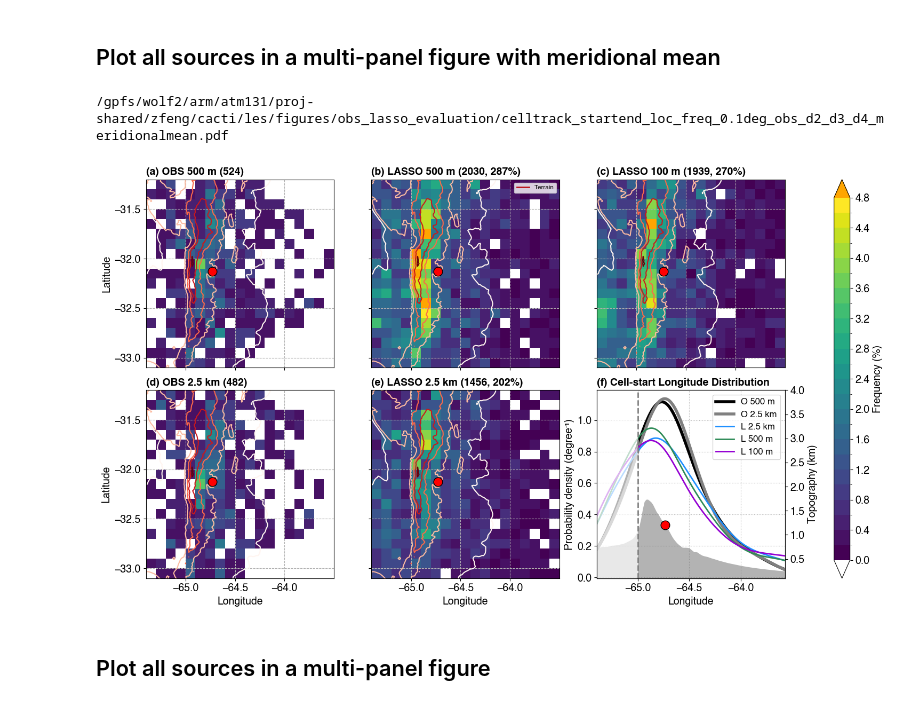
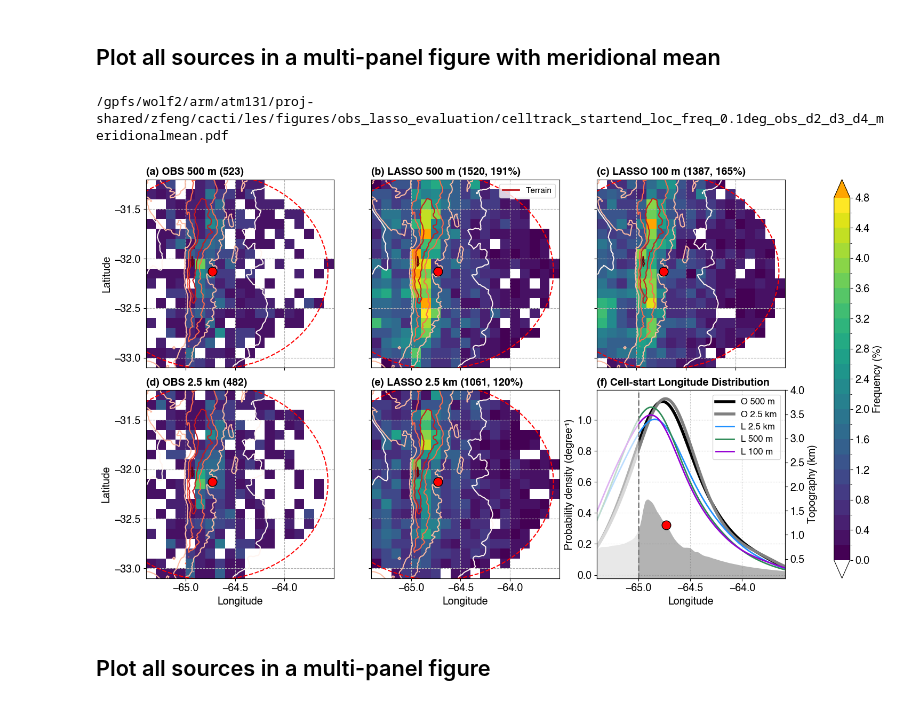
Before and after one commit to ICLASS-SFA/lasso_cellgrowth, a Jupyter notebook: notebooks/plot_celltrack_counts_map_obs_lasso.ipynb, the cells around one changed output. Saved outputs shown, nothing was run; the diff lists cells and outputs as text; code cells hidden in the pictures.

```diff
--- a/notebooks/plot_celltrack_counts_map_obs_lasso.ipynb
+++ b/notebooks/plot_celltrack_counts_map_obs_lasso.ipynb
@@ -606,6 +662,9 @@ Number of tracks (D2): 3087
 # %%
 # Read data (LASSO D3)
 ds_d3 = read_subset_combine(statsfiles_d3, lon_range, lat_range, lasso=True)
+# Preserve zero-count dates/members in the count statistics.
+group_index_d3 = get_track_group_index(ds_d3)
+ds_d3 = filter_tracks_by_radar_range(ds_d3, radar_lon, radar_lat, radar_range_km)
 ntracks_d3 = ds_d3.sizes['tracks']
 print(f'Number of tracks (D3): {ntracks_d3}')
 # %% [output]
@@ -630,6 +689,9 @@ Number of tracks (D3): 4272
 # %%
 # Read data (LASSO D4)
 ds_d4 = read_subset_combine(statsfiles_d4, lon_range, lat_range, lasso=True)
+# Preserve zero-count dates/members in the count statistics.
+group_index_d4 = get_track_group_index(ds_d4)
+ds_d4 = filter_tracks_by_radar_range(ds_d4, radar_lon, radar_lat, radar_range_km)
 ntracks_d4 = ds_d4.sizes['tracks']
 print(f'Number of tracks (D4): {ntracks_d4}')
 # %% [output]
@@ -1412,7 +1424,9 @@ def plot_multipanel_heatmaps_meridionalmean(nrow, ncol, dataarr, lonarr, latarr,
                              show_legend_list=None, eSDC=None, oob_colors=None,
                              figsize=[15.5, 10], fontsize=12,
                              hspace=0.05, wspace=0.25, hspace_sub=0.05, wspace_sub=0.3,
-                             *, meridional_lon, meridional_densities, terrain_profile, radar_altitude, terrain_ylim=None):
+                             *, meridional_lon, meridional_densities, terrain_profile, radar_altitude, terrain_ylim=None,
+                             show_range_circle=False, range_circle_radius_km=None,
+                             range_circle_linewidth=1.5, range_circle_color='black'):
     """
     Plot five heatmaps and meridional mean CI density in a 2-by-3 grid.
     Supply maps in row order: OBS 500 m, LASSO 500 m, LASSO 100 m,
@@ -1480,6 +1494,14 @@ def plot_multipanel_heatmaps_meridionalmean(nrow, ncol, dataarr, lonarr, latarr,
             Radar marker altitude in meters, taken from the chosen terrain profile
         terrain_ylim: tuple
             Y-axis limits for the terrain profile plot
+        show_range_circle: bool
+            Draw a dashed radar range outline on each map (default False)
+        range_circle_radius_km: float or None
+            Circle radius in km; None uses the shared radar_range_km filter setting
+        range_circle_linewidth: float
+            Range outline width in points (default 1.5)
+        range_circle_color: matplotlib color
+            Range outline color (default black)
 
     Returns:
         fig: matplotlib.figure.Figure
@@ -1512,6 +1534,23 @@ def plot_multipanel_heatmaps_meridionalmean(nrow, ncol, dataarr, lonarr, latarr,
     if oob_colors is not None:
         cmap.set_over(oob_colors['over'])
         cmap.set_under(oob_colors['under'])
+
+    # Use spherical destination coordinates, not a circle in latitude/longitude degrees.
+    if show_range_circle:
+        radius_km = radar_range_km if range_circle_radius_km is None else range_circle_radius_km
+        if not np.isfinite(radius_km) or radius_km < 0:
+            raise ValueError('range_circle_radius_km must be a finite nonnegative distance.')
+        bearings = np.linspace(0, 2 * np.pi, 361)
+        angular_distance = radius_km / EARTH_RADIUS_KM
+        center_lon, center_lat = np.deg2rad([radar_lon, radar_lat])
+        circle_lat = np.arcsin(np.clip(
+            np.sin(center_lat) * np.cos(angular_distance) +
+            np.cos(center_lat) * np.sin(angular_distance) * np.cos(bearings), -1, 1))
+        circle_lon = center_lon + np.arctan2(
+            np.sin(bearings) * np.sin(angular_distance) * np.cos(center_lat),
+            np.cos(angular_distance) - np.sin(center_lat) * np.sin(circle_lat))
+        circle_lon = (np.rad2deg(circle_lon) + 180) % 360 - 180
+        circle_lat = np.rad2deg(circle_lat)
 
     # Plot each panel
     plot_idx = 0
@@ -1582,6 +1621,10 @@ def plot_multipanel_heatmaps_meridionalmean(nrow, ncol, dataarr, lonarr, latarr,
             # Plot topography contours
             ax.contour(topoLon, topoLat, topoZ, levels=topo_levs, cmap=cmap_topo, linewidths=1.5)
 
+            # Draw the range outline before the radar marker so the marker stays visible.
+            if show_range_circle:
+                ax.plot(circle_lon, circle_lat, ls='--', lw=range_circle_linewidth,
+                        color=range_circle_color, label='_nolegend_')
             # Plot radar location
             ax.plot(radar_lon, radar_lat, **marker_style)
 
@@ -1644,7 +1687,7 @@ def plot_multipanel_heatmaps_meridionalmean(nrow, ncol, dataarr, lonarr, latarr,
 
             if show_legend:
                 custom_lines = [mpl.lines.Line2D([0], [0], color=mpl.colormaps.get_cmap(cmap_topo)(0.8), lw=2)]
-                ax.legend(custom_lines, ['Terrain'], loc='upper right', fontsize=fontsize*0.6)
+                ax.legend(custom_lines, ['Terrain'], loc='upper right', fontsize=fontsize*0.8)
 
             plot_idx += 1
 
@@ -1741,34 +1784,38 @@ fig_meridionalmean = plot_multipanel_heatmaps_meridionalmean(
     topoLat=topoLat,
     levels=np.arange(0, 4.81, 0.2),
     cmaps='viridis',
     cmap_topo='Reds',
     cblabels='Frequency (%)',
     cbticks=np.arange(0, 4.81, 0.4),
     titles=titles_multi_meridionalmean,
     figname=figname_meridionalmean,
     xlabel_list=xlabel_multi_meridionalmean,
     ylabel_list=ylabel_multi_meridionalmean,
     xticks_list=xticks_multi_meridionalmean,
     yticks_list=yticks_multi_meridionalmean,
     show_legend_list=show_legend_multi_meridionalmean,
     oob_colors={'under': 'white', 'over': 'orange'},
     figsize=[15, 10],
     fontsize=14,
     hspace=0.01,
     wspace=0.15,
     hspace_sub=0.12,
     wspace_sub=0.2,
     meridional_lon=lonbins_kde,
     meridional_densities=meridional_densities,
     terrain_profile=topoZ_MeridionalMean,
     radar_altitude=topoZ_MeridionalMean_at_radar,
     terrain_ylim=(0.1, 4),
+    show_range_circle=True,
+    range_circle_radius_km=radar_range_km,
+    range_circle_linewidth=1.5,
+    range_circle_color='r',
 )
 
 print(figname_meridionalmean)
 # %% [output]
 /gpfs/wolf2/arm/atm131/proj-shared/zfeng/cacti/les/figures/obs_lasso_evaluation/celltrack_startend_loc_freq_0.1deg_obs_d2_d3_d4_meridionalmean.pdf
-[figure, old version]
+[figure, new version]
 # %% [markdown]
 ## Plot all sources in a multi-panel figure
 # %%
```
Also changed, not shown: parts of 25 cells of this notebook, 1 other file.
